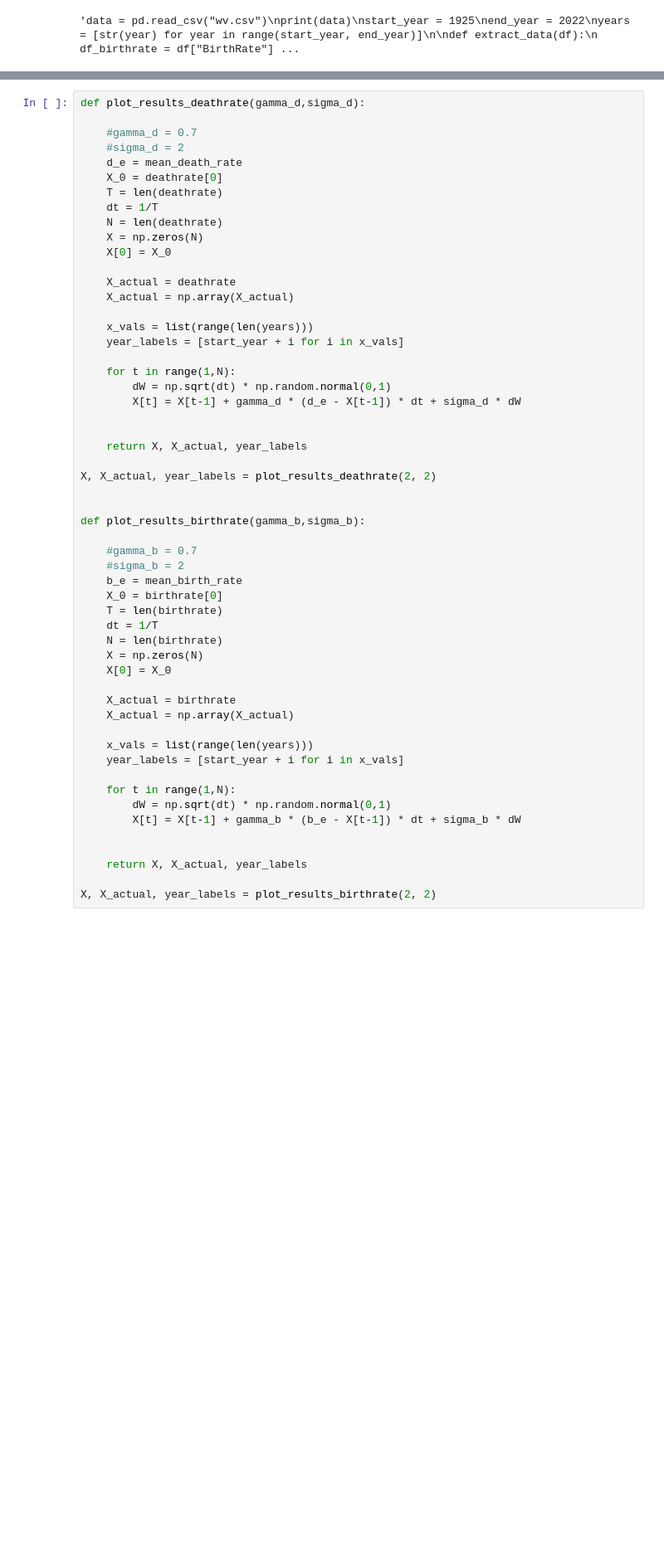
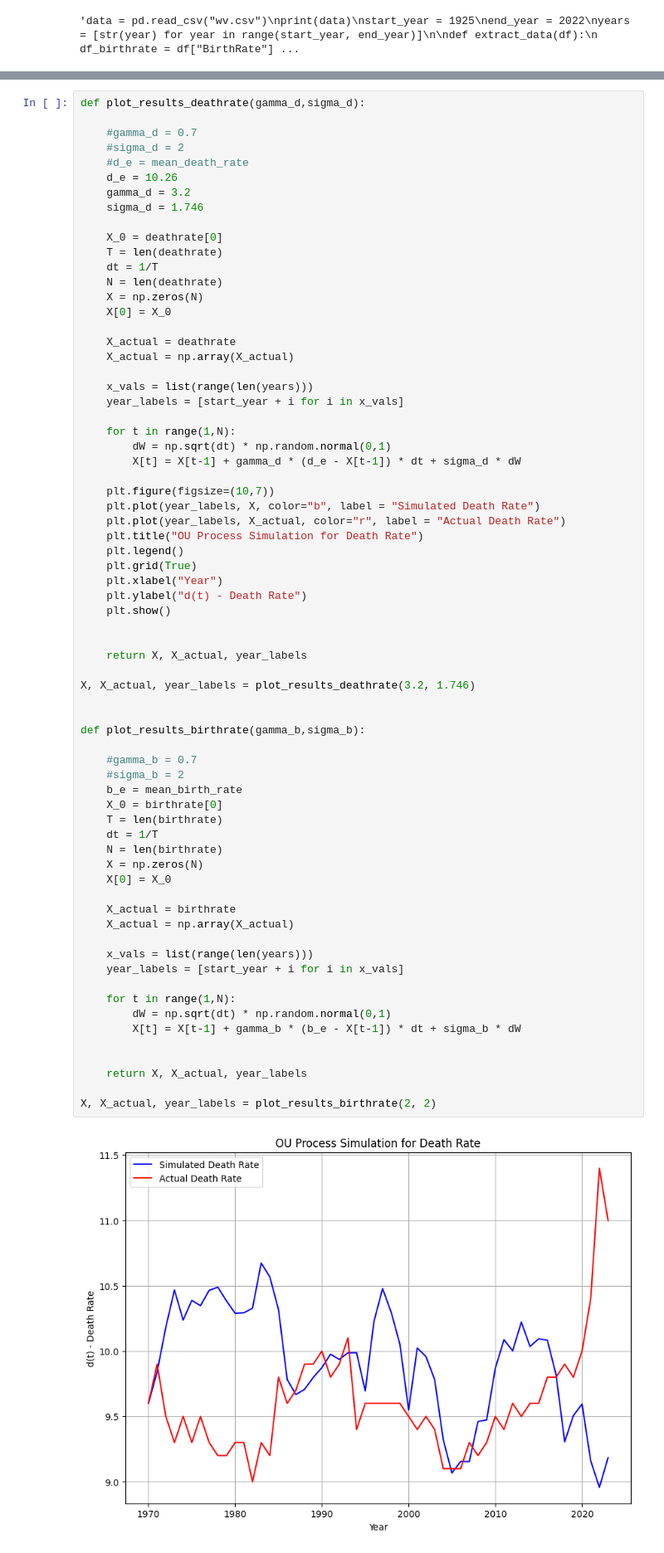
Before and after one commit to kellyj83/ML-Trading-Model, a Jupyter notebook: extractdata.ipynb, the cells around one changed output, grey strips where cells are left out. Shown at 83% size. Cells and saved outputs as stored; diff of their text form; blank space fills up the shorter version.

```diff
--- a/extractdata.ipynb
+++ b/extractdata.ipynb
@@ -131,7 +216,11 @@ def plot_results_deathrate(gamma_d,sigma_d):
 
     #gamma_d = 0.7
     #sigma_d = 2
-    d_e = mean_death_rate
+    #d_e = mean_death_rate
+    d_e = 10.26
+    gamma_d = 3.2
+    sigma_d = 1.746
+
     X_0 = deathrate[0]
     T = len(deathrate)
     dt = 1/T
@@ -149,38 +238,50 @@ def plot_results_deathrate(gamma_d,sigma_d):
         dW = np.sqrt(dt) * np.random.normal(0,1)
         X[t] = X[t-1] + gamma_d * (d_e - X[t-1]) * dt + sigma_d * dW
 
+    plt.figure(figsize=(10,7))
+    plt.plot(year_labels, X, color="b", label = "Simulated Death Rate")
+    plt.plot(year_labels, X_actual, color="r", label = "Actual Death Rate")
+    plt.title("OU Process Simulation for Death Rate")
+    plt.legend()
+    plt.grid(True)
+    plt.xlabel("Year")
+    plt.ylabel("d(t) - Death Rate")
+    plt.show()
+
 
     return X, X_actual, year_labels
 
-X, X_actual, year_labels = plot_results_deathrate(2, 2)
+X, X_actual, year_labels = plot_results_deathrate(3.2, 1.746)
 
 
 def plot_results_birthrate(gamma_b,sigma_b):
 
     #gamma_b = 0.7
     #sigma_b = 2
     b_e = mean_birth_rate
     X_0 = birthrate[0]
     T = len(birthrate)
     dt = 1/T
     N = len(birthrate)
     X = np.zeros(N)
     X[0] = X_0
 
     X_actual = birthrate
     X_actual = np.array(X_actual)
 
     x_vals = list(range(len(years)))
     year_labels = [start_year + i for i in x_vals]
 
     for t in range(1,N):
         dW = np.sqrt(dt) * np.random.normal(0,1)
         X[t] = X[t-1] + gamma_b * (b_e - X[t-1]) * dt + sigma_b * dW
 
 
     return X, X_actual, year_labels
 
 X, X_actual, year_labels = plot_results_birthrate(2, 2)
+# %% [output]
+[figure, added]
 # %%
 def sim_d(gamma_d, sigma_d):
     simulations = 100
```
Also changed, not shown: parts of 11 cells of this notebook, 4 other files.
